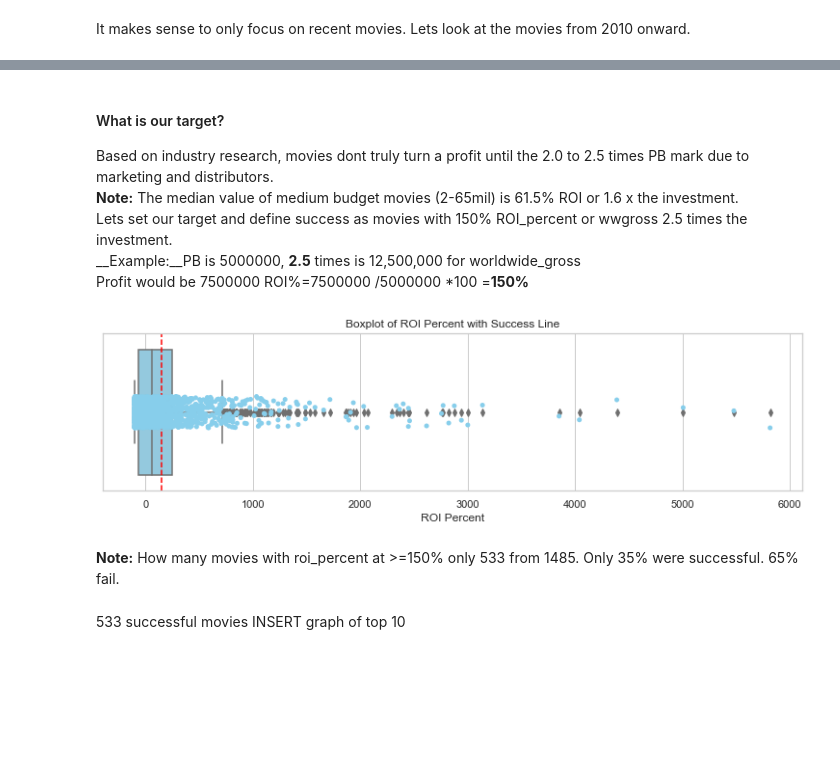
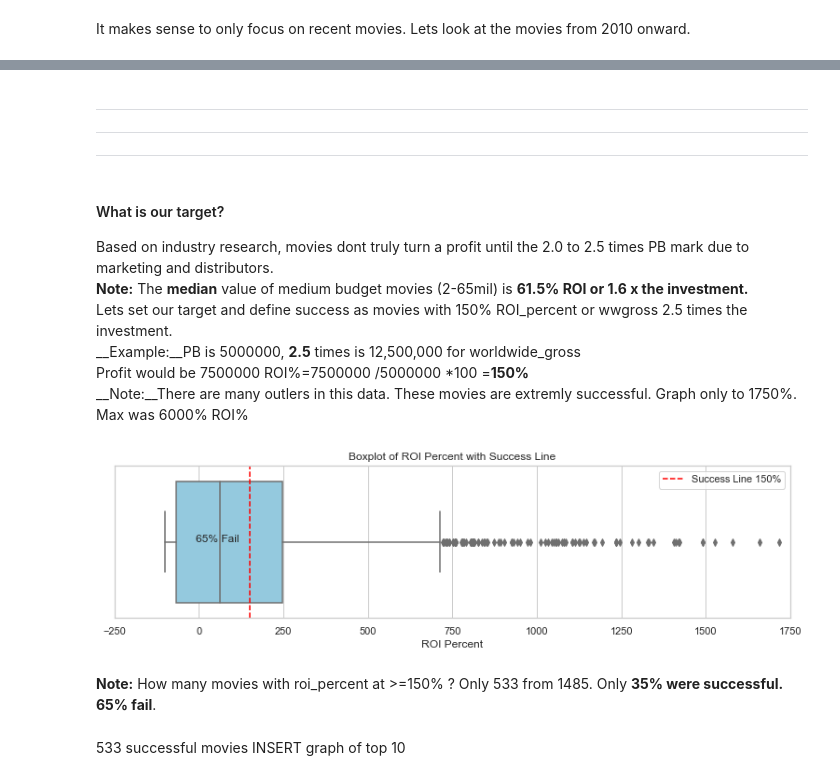
Before and after one commit to SunTzuLombardi/MovieStudioCapstone, a Jupyter notebook: code/eda_notebook.ipynb, the cells around one changed output, grey strips where cells are left out. Saved outputs shown, nothing was run; the diff lists cells and outputs as text; code cells hidden in the pictures; blank space fills up the shorter version.

```diff
--- a/code/eda_notebook.ipynb
+++ b/code/eda_notebook.ipynb
@@ -216,29 +218,35 @@ df_budg_2to65mil_11yr.describe()
 | 50% | 2142.000000 | 2439.000000 | 52.000000 | 1.600000e+07 | 1.254598e+07 | 2.638704e+07 | 9.867665e+06 | ... |
 | 75% | 3415.000000 | 3822.000000 | 76.000000 | 3.000000e+07 | 3.912359e+07 | 7.634739e+07 | 4.940194e+07 | ... |
 | max | 4230.000000 | 5010.000000 | 100.000000 | 6.500000e+07 | 3.630707e+08 | 8.949853e+08 | 8.399853e+08 | ... |
+# %% [markdown]
+***
+***
+***
 # %% [markdown]
 #### What is our target?
 Based on industry research, movies dont truly turn a profit until the 2.0 to 2.5 times PB mark due to marketing and distributors. <br>
-__Note:__ The median value of medium budget movies (2-65mil) is 61.5% ROI or 1.6 x the investment.<br>
+__Note:__ The __median__ value of medium budget movies (2-65mil) is __61.5% ROI or 1.6 x the investment.__<br>
  Lets set our target and define success as movies with 150% ROI_percent or wwgross 2.5 times the investment.<br>
- __Example:__PB is 5000000, __2.5__ times is 12,500,000 for worldwide_gross<br>   Profit would be 7500000  ROI%=7500000 /5000000 *100 =__150%__
+ __Example:__PB is 5000000, __2.5__ times is 12,500,000 for worldwide_gross<br>   Profit would be 7500000  ROI%=7500000 /5000000 *100 =__150%__ <br>
+ __Note:__There are many outlers in this data. These movies are extremly successful. Graph only to 1750%.  Max was 6000% ROI%
 # %%
-#Insert graph of all movies roi with red line at 2.5x or 150% roi
+#Insert graph of all movies roi with red line at 2.5xPB or 150% roi
 
 sns.set(style="whitegrid")
-fig, ax1 = plt.subplots(figsize=(13,3),sharex=True ,sharey=True)
+fig, ax1 = plt.subplots(figsize=(13,3),)
 
 boxplot = sns.boxplot(ax=ax1, x=df_budg_2to65mil_11yr["roi_percent"],color='skyblue')
-sns.stripplot(ax=ax1, x=df_budg_2to65mil_11yr["roi_percent"],color='skyblue')
+#sns.stripplot(ax=ax1, x=df_budg_2to65mil_11yr["roi_percent"],color='skyblue')
 ax1.set(xlabel = 'ROI Percent', title='Boxplot of ROI Percent with Success Line')
-ax1.axvline(150, ls='--',color='red',label='Success Line')
-
-
+ax1.axvline(150, ls='--',color='red',label='Success Line 150%')
+ax1.set_xlim(xmin=-250,xmax=1750)
+ax1.legend(loc='upper right')
+ax1.text(x=-10,y=0,s="65% Fail")
 plt.show();
 # %% [output]
-[figure, old version]
+[figure, new version]
 # %% [markdown]
-__Note:__ How many movies with roi_percent at >=150% only 533 from 1485. Only 35% were successful.  65% fail.
+__Note:__ How many movies with roi_percent at >=150% ? Only 533 from 1485. Only __35% were successful.  65% fail__.
 # %%
 #lets only analyze the movies with >=150% ROI(533 movies)
 df_budg_success_11yrs = df_budg_2to65mil_11yr[df_budg_2to65mil_11yr['roi_percent'] >= 150]
```
Also changed, not shown: parts of 109 cells of this notebook, 18 other files.
